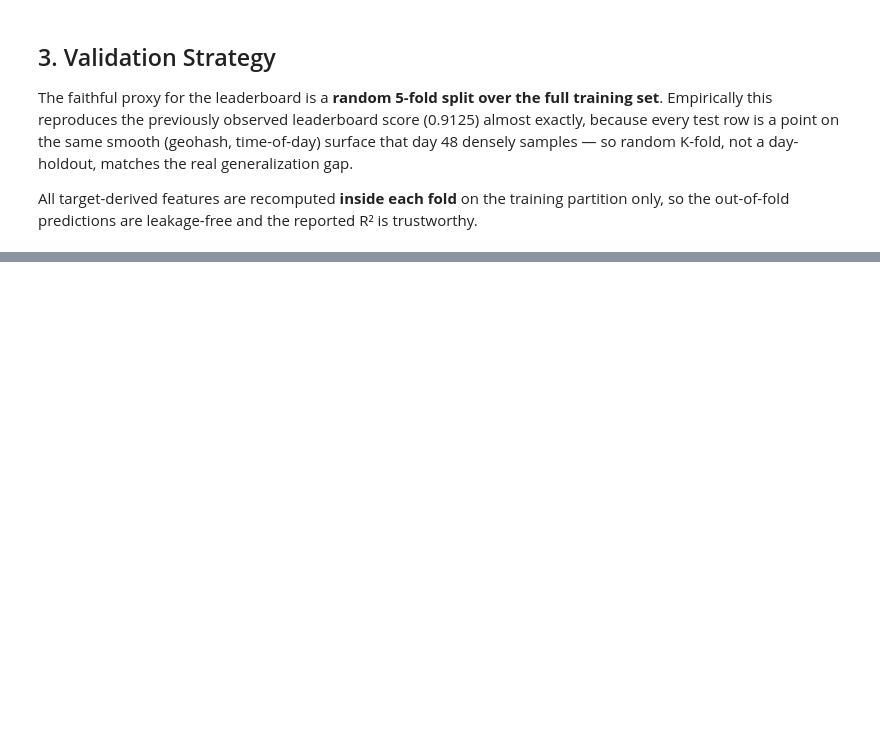
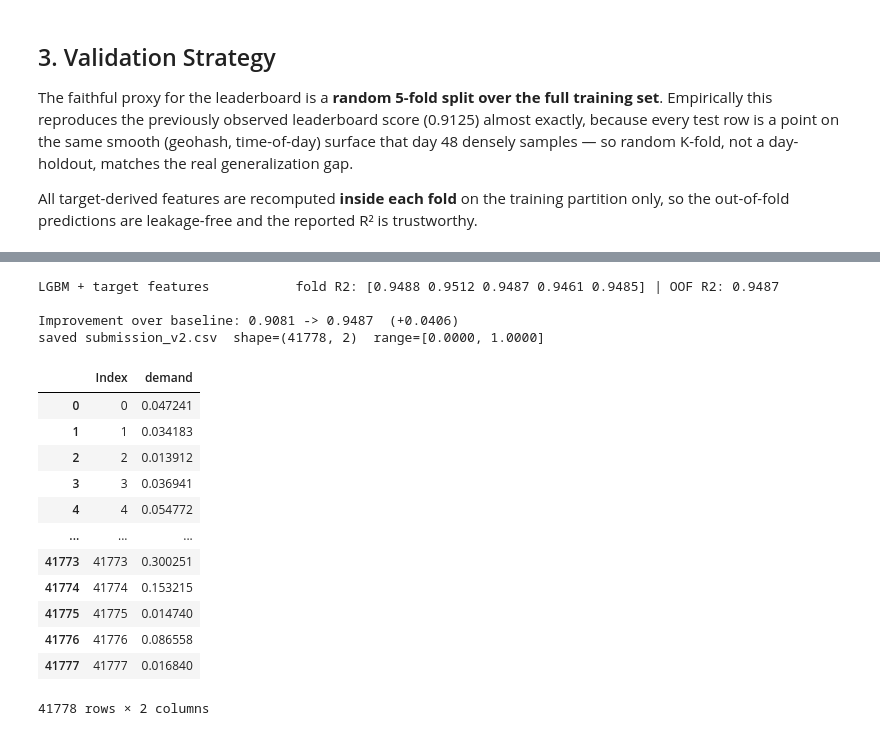
Before and after one commit to sxdxde/GridLock-2.0-, a Jupyter notebook: solution.ipynb, the cells around one changed output, grey strips where cells are left out. Cells and saved outputs as stored; diff of their text form; code cells hidden in the pictures; blank space fills up the shorter version.

```diff
--- a/solution.ipynb
+++ b/solution.ipynb
@@ -218,0 +351,24 @@ print("CV harness ready (N_FOLDS =", N_FOLDS, ").")
+# %%
+# v2: same LGBM but now WITH leakage-safe target features (gh_te, gh_std, gh_hr_te)
+oof_v2, test_v2, cv_v2 = run_cv(
+    lgb_fit_predict_factory(BASELINE_PARAMS), use_target_feats=True, label="LGBM + target features")
+print(f"\nImprovement over baseline: {cv_base:.4f} -> {cv_v2:.4f}  (+{cv_v2-cv_base:.4f})")
+save_submission(test_v2, "submission_v2.csv")
+# %% [output]
+LGBM + target features           fold R2: [0.9488 0.9512 0.9487 0.9461 0.9485] | OOF R2: 0.9487
+
+Improvement over baseline: 0.9081 -> 0.9487  (+0.0406)
+saved submission_v2.csv  shape=(41778, 2)  range=[0.0000, 1.0000]
+|  | Index | demand |
+| 0 | 0 | 0.047241 |
+| 1 | 1 | 0.034183 |
+| 2 | 2 | 0.013912 |
+| 3 | 3 | 0.036941 |
+| 4 | 4 | 0.054772 |
+| ... | ... | ... |
+| 41773 | 41773 | 0.300251 |
+| 41774 | 41774 | 0.153215 |
+| 41775 | 41775 | 0.014740 |
+| 41776 | 41776 | 0.086558 |
+| 41777 | 41777 | 0.016840 |
+41778 rows × 2 columns
```
Also changed, not shown: parts of 21 cells of this notebook, 43 other files.
